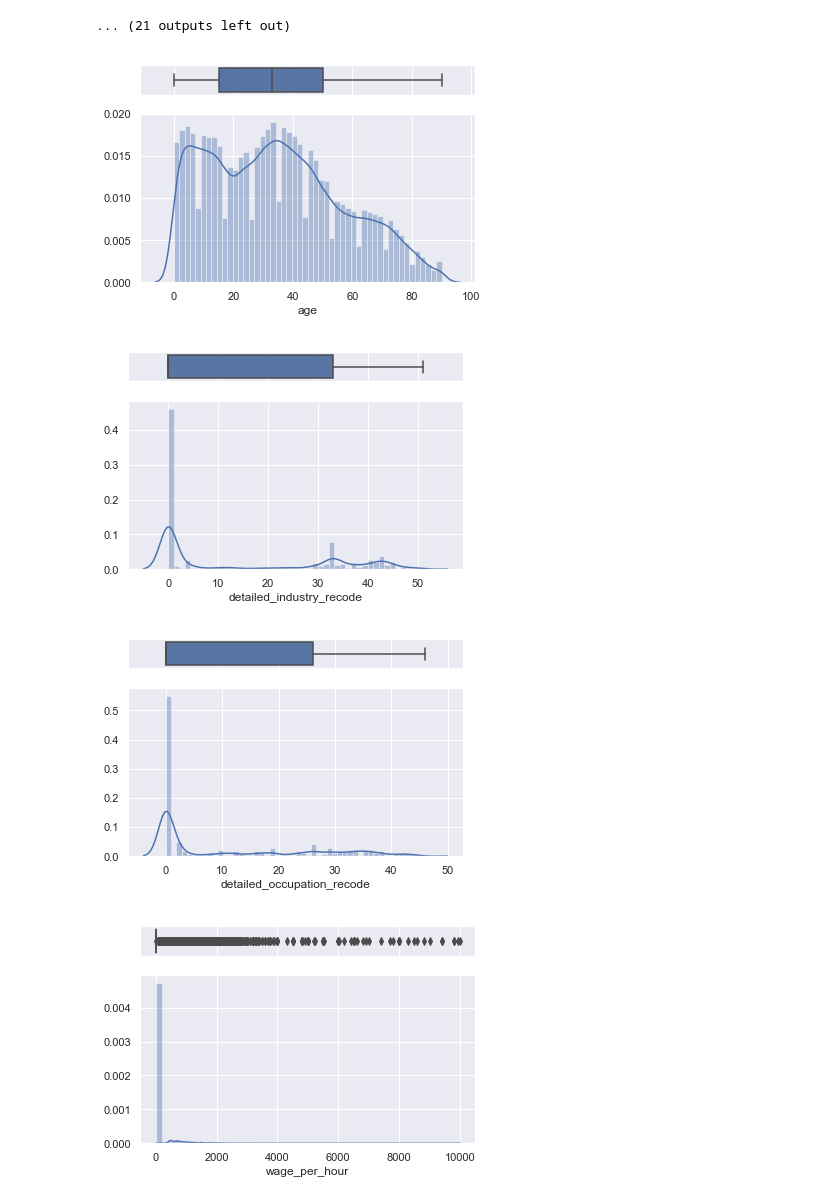
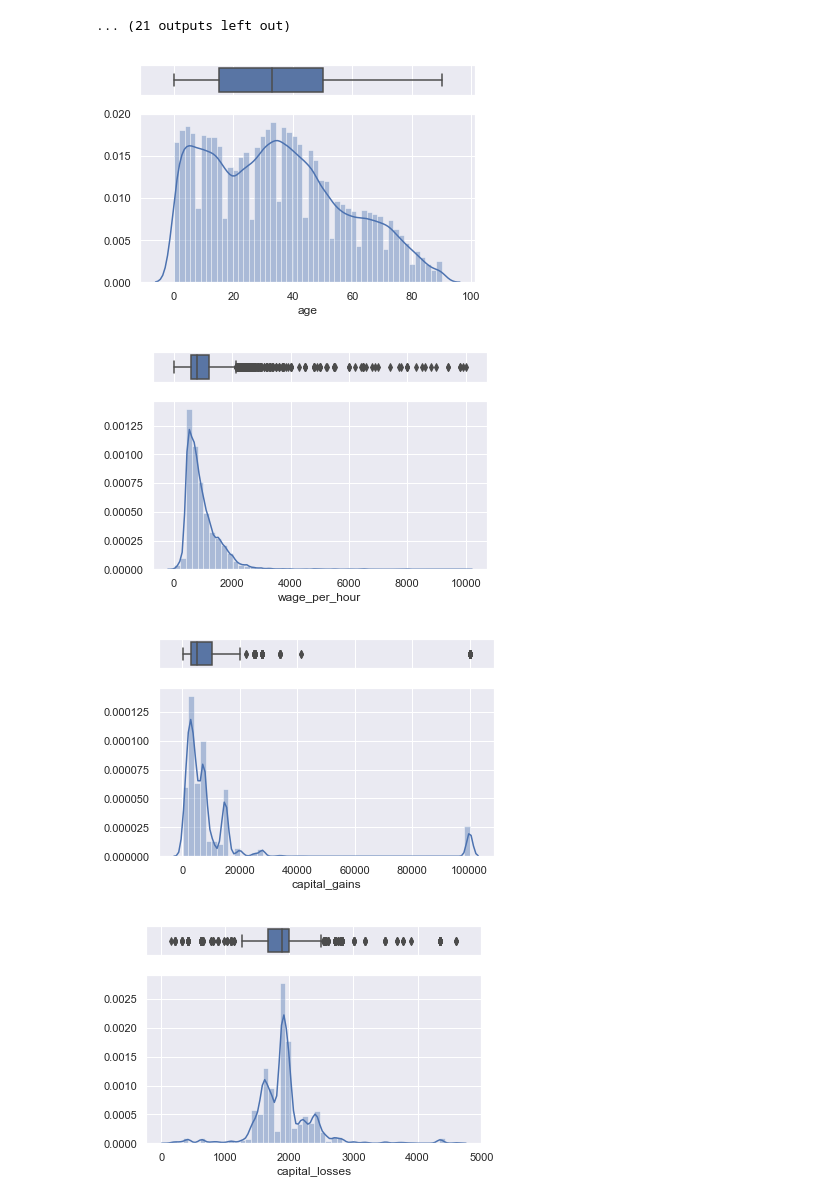
Before and after one commit to AdamJelley/US-Census-Income-Modelling, a Jupyter notebook: US_CensusIncomeModelling.ipynb, the cells around one changed output. Drawn from its saved outputs; the diff is of its cells as text; code cells hidden in the pictures.

```diff
--- a/US_CensusIncomeModelling.ipynb
+++ b/US_CensusIncomeModelling.ipynb
@@ -11,6 +29,8 @@ pd.options.display.max_columns = 50
 # %%
 us_census_train = pd.read_csv('us_census_full/census_income_learn.csv',
                               header = None, skipinitialspace = True, na_values= 'Not in universe')
+us_census_test = pd.read_csv('us_census_full/census_income_test.csv',
+                              header = None, skipinitialspace = True, na_values= 'Not in universe')
 # %%
 with open('us_census_full/census_income_metadata.txt', 'r') as f:
     for lineNo, line in enumerate(f.readlines()):
@@ -52,3 +70,10 @@ us_census_train.columns = columns
+# %%
+try:
+    assert(len(columns) == len(us_census_train.columns) == len(us_census_test.columns))
+    us_census_train.columns = columns
+    us_census_test.columns = columns
+except:
+    print('Number of column names does not match number of columns in either training or test DataFrames')
 # %%
 us_census_train.head(50)
 # %% [output]
@@ -164,16 +196,20 @@ for i, col in enumerate(us_census_train.select_dtypes(['category'])):
 # %%
 for i, col in enumerate(us_census_train.select_dtypes(['int64'])):
     # Cut the window in 2 parts
     fig, ax = plt.subplots(nrows=2, ncols=1, sharex=True, gridspec_kw={"height_ratios": (.15, .85)})
 
     # Add a graph in each part
-    sns.boxplot(us_census_train[col], ax=ax[0])
-    sns.distplot(us_census_train[col], ax=ax[1])
+    if col in ['wage_per_hour', 'capital_gains', 'capital_losses','dividends_from_stocks']:
+        sns.boxplot(us_census_train[us_census_train[col]>0][col], ax=ax[0])
+        sns.distplot(us_census_train[us_census_train[col]>0][col], ax=ax[1])
+    else:
+        sns.boxplot(us_census_train[col], ax=ax[0])
+        sns.distplot(us_census_train[col], ax=ax[1])
 
     # Remove x axis name for the boxplot
     ax[0].set(xlabel='')
 # %% [output]
 [figure]
-[figure, old version]
+[figure, new version]
-[figure, old version]
+[figure, new version]
-[figure, old version]
+[figure, new version]
```
Also changed, not shown: parts of 20 cells of this notebook.
